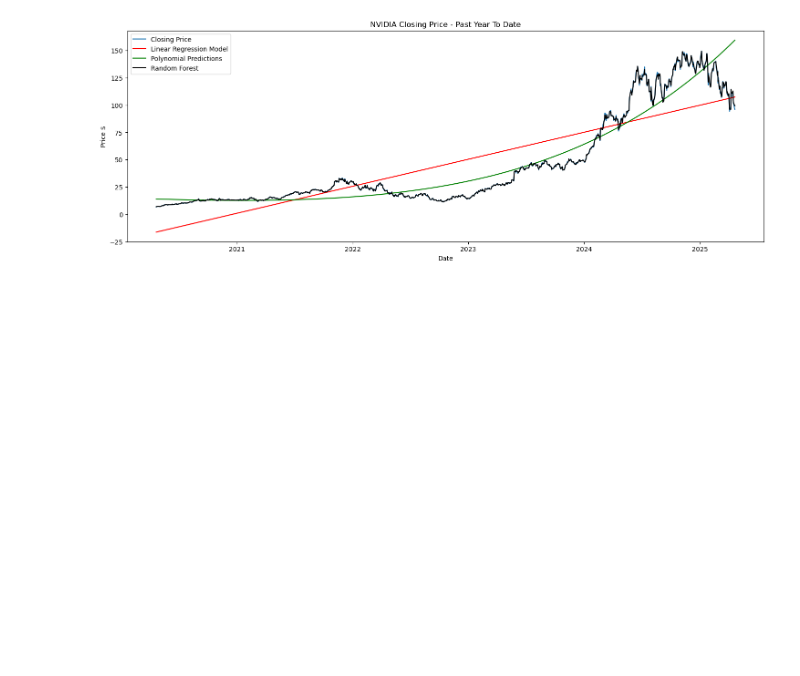
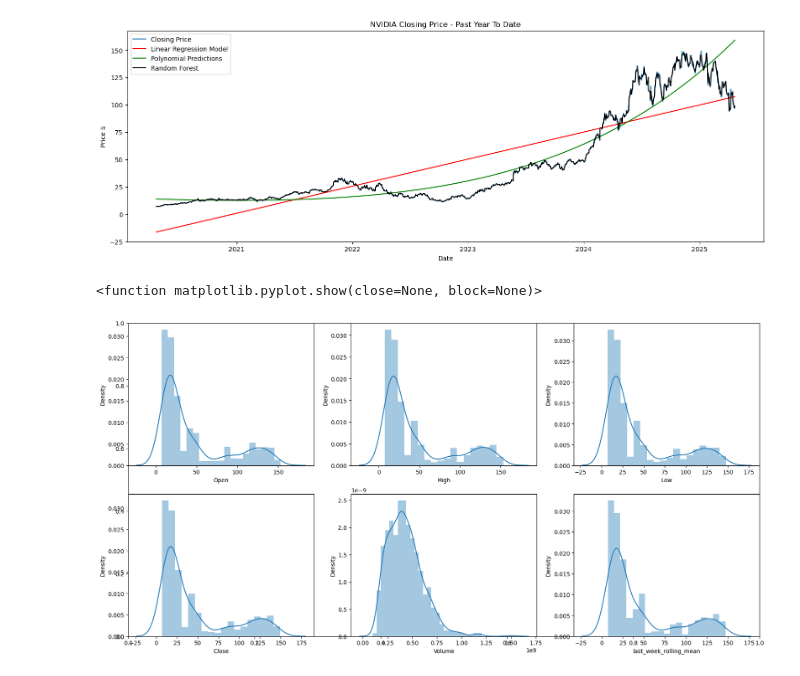
Before and after one commit to ScottPiersall/PythonCourseNotebooks, a Jupyter notebook: MachineLearning/AdvancedModels.ipynb, the cells around one changed output. Cells and saved outputs as stored; diff of their text form; code cells hidden in the pictures; blank space fills up the shorter version.

```diff
--- a/MachineLearning/AdvancedModels.ipynb
+++ b/MachineLearning/AdvancedModels.ipynb
@@ -196,3 +215,19 @@ plt.legend()
 plt.show()
 # %% [output]
 [figure]
+# %%
+#
+# Let's plot each "feature" in a series of subplots to visualize them
+#
+#
+features_to_plot = ['Open', 'High', 'Low', 'Close', 'Volume', 'last_week_rolling_mean']
+
+plt.subplots(figsize=(20,10))
+
+for index, col in enumerate(features_to_plot):
+    plt.subplot(2,3,index+1)
+    sb.distplot( my_stock_features[col])
+plt.show
+# %% [output]
+<function matplotlib.pyplot.show(close=None, block=None)>
+[figure, added]
```
Also changed, not shown: parts of 14 cells of this notebook.
